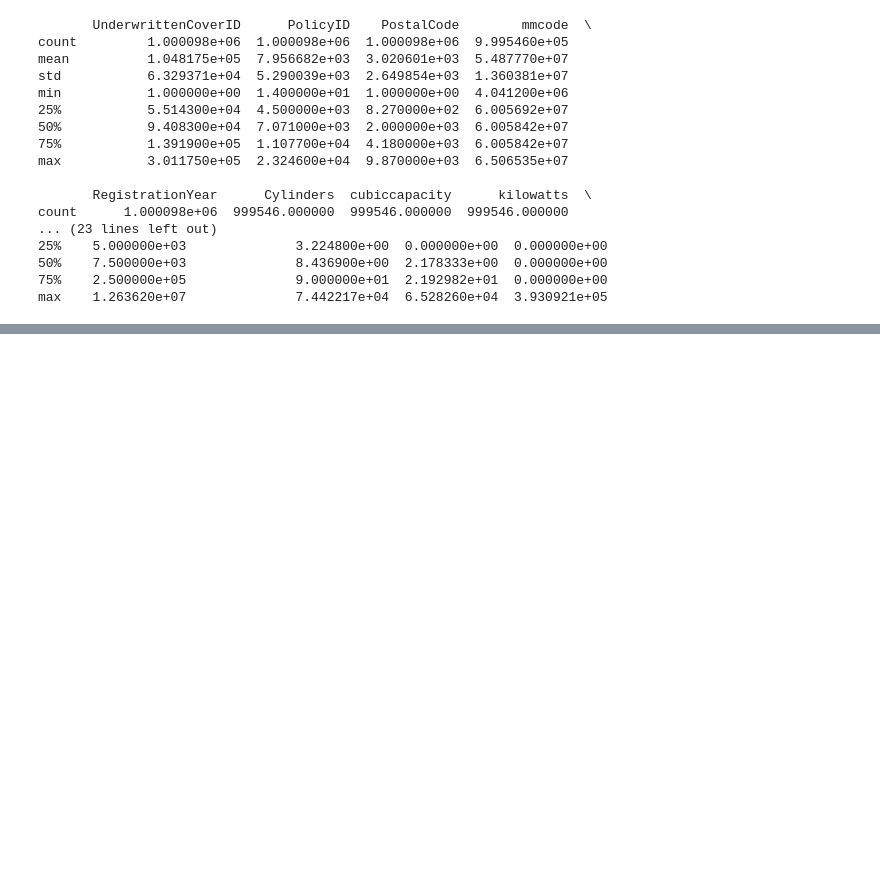
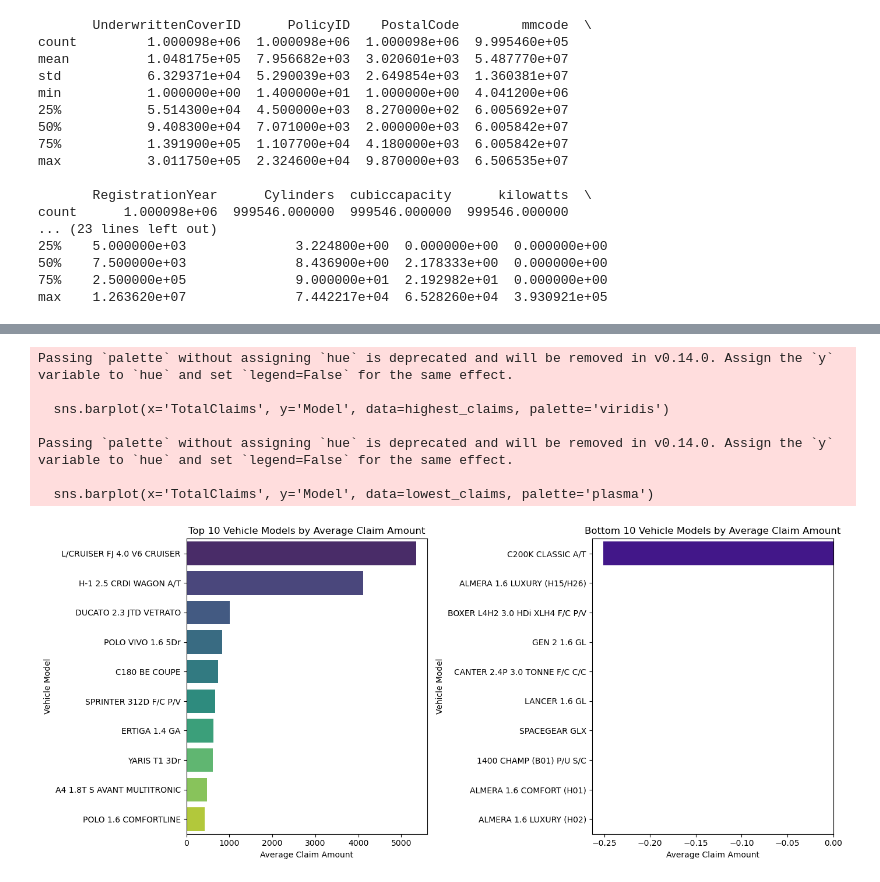
Before and after one commit to Samrizee/End-to-End-Insurance-Risk-Analytics-Predictive-Modeling, a Jupyter notebook: notebooks/EDA&Stats.ipynb, the cells around one changed output, grey strips where cells are left out. Cells and saved outputs as stored; diff of their text form; code cells hidden in the pictures; blank space fills up the shorter version.

Commit message:
understanding the data well , descriptive analysisi

```diff
--- a/notebooks/EDA&Stats.ipynb
+++ b/notebooks/EDA&Stats.ipynb
@@ -77,0 +302,40 @@ max    1.263620e+07              7.442217e+04  6.528260e+04  3.930921e+05
+# %%
+import matplotlib.pyplot as plt
+import seaborn as sns
+
+# Calculate average claim amounts by make and model
+average_claims = df.groupby(['make', 'Model'])['TotalClaims'].mean().reset_index()
+
+# Identify highest and lowest claim amounts
+highest_claims = average_claims.sort_values(by='TotalClaims', ascending=False).head(10)
+lowest_claims = average_claims.sort_values(by='TotalClaims').head(10)
+
+# Set up the figure size
+plt.figure(figsize=(14, 6))
+
+# Plot Highest Claims
+plt.subplot(1, 2, 1)
+sns.barplot(x='TotalClaims', y='Model', data=highest_claims, palette='viridis')
+plt.title('Top 10 Vehicle Models by Average Claim Amount')
+plt.xlabel('Average Claim Amount')
+plt.ylabel('Vehicle Model')
+
+# Plot Lowest Claims
+plt.subplot(1, 2, 2)
+sns.barplot(x='TotalClaims', y='Model', data=lowest_claims, palette='plasma')
+plt.title('Bottom 10 Vehicle Models by Average Claim Amount')
+plt.xlabel('Average Claim Amount')
+plt.ylabel('Vehicle Model')
+
+# Show the plots
+plt.tight_layout()
+plt.show()
+# %% [output]
+Passing `palette` without assigning `hue` is deprecated and will be removed in v0.14.0. Assign the `y` variable to `hue` and set `legend=False` for the same effect.
+
+  sns.barplot(x='TotalClaims', y='Model', data=highest_claims, palette='viridis')
+
+Passing `palette` without assigning `hue` is deprecated and will be removed in v0.14.0. Assign the `y` variable to `hue` and set `legend=False` for the same effect.
+
+  sns.barplot(x='TotalClaims', y='Model', data=lowest_claims, palette='plasma')
+[figure, added]
```
Also changed, not shown: parts of 25 cells of this notebook.
